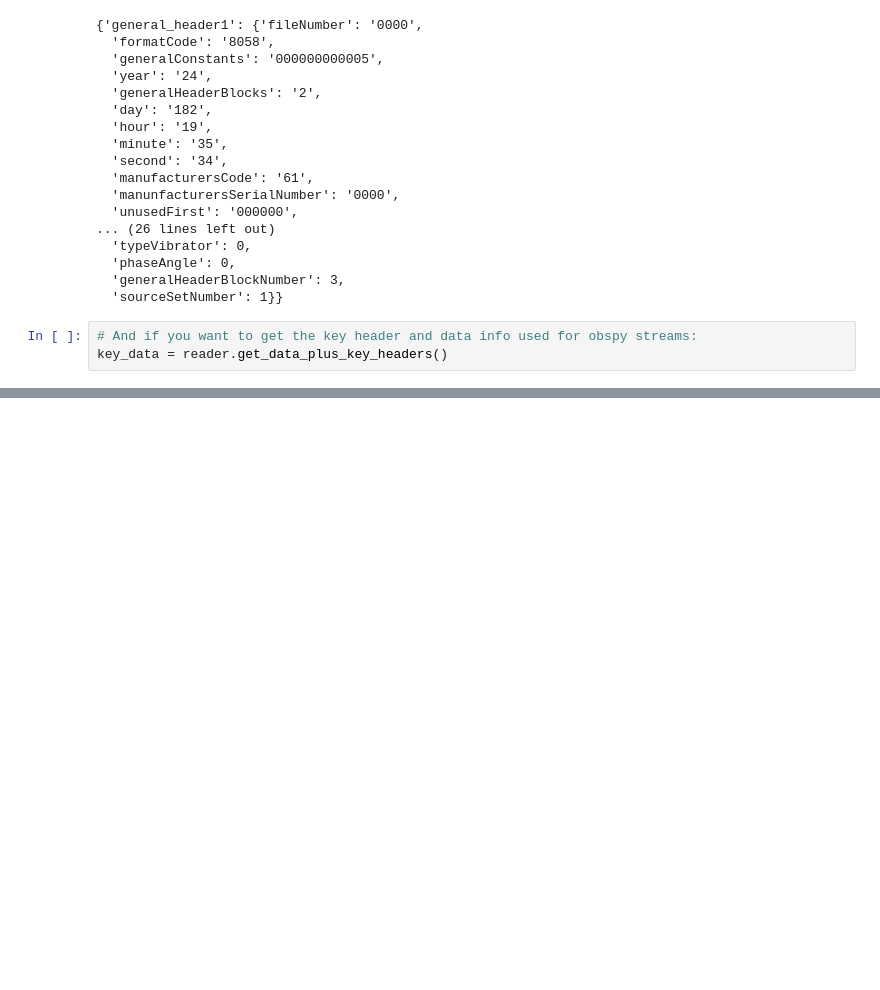
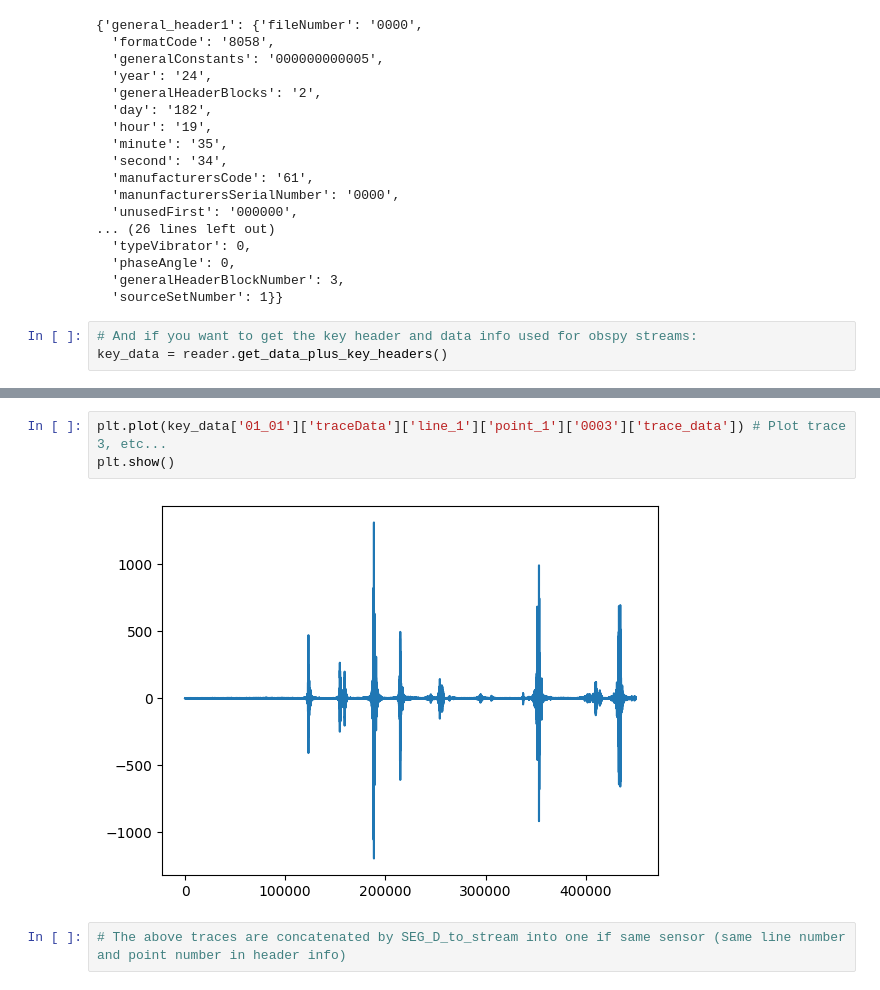
Before and after one commit to tkettlety/SEGD_reader, a Jupyter notebook: examples/smartsolo_rev2_1_example.ipynb, the cells around one changed output, grey strips where cells are left out. Saved outputs shown, nothing was run; the diff lists cells and outputs as text; blank space fills up the shorter version.

```diff
--- a/examples/smartsolo_rev2_1_example.ipynb
+++ b/examples/smartsolo_rev2_1_example.ipynb
@@ -82,0 +120,7 @@ plt.show()
+# %%
+plt.plot(key_data['01_01']['traceData']['line_1']['point_1']['0003']['trace_data']) # Plot trace 3, etc...
+plt.show()
+# %% [output]
+[figure, added]
+# %%
+# The above traces are concatenated by SEG_D_to_stream into one if same sensor (same line number and point number in header info)
```
Also changed, not shown: parts of 10 cells of this notebook.
